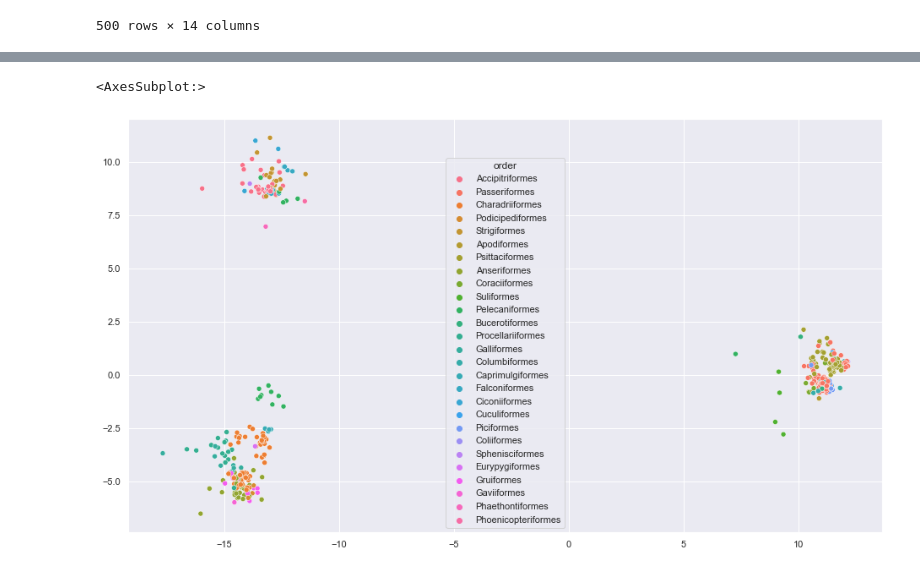
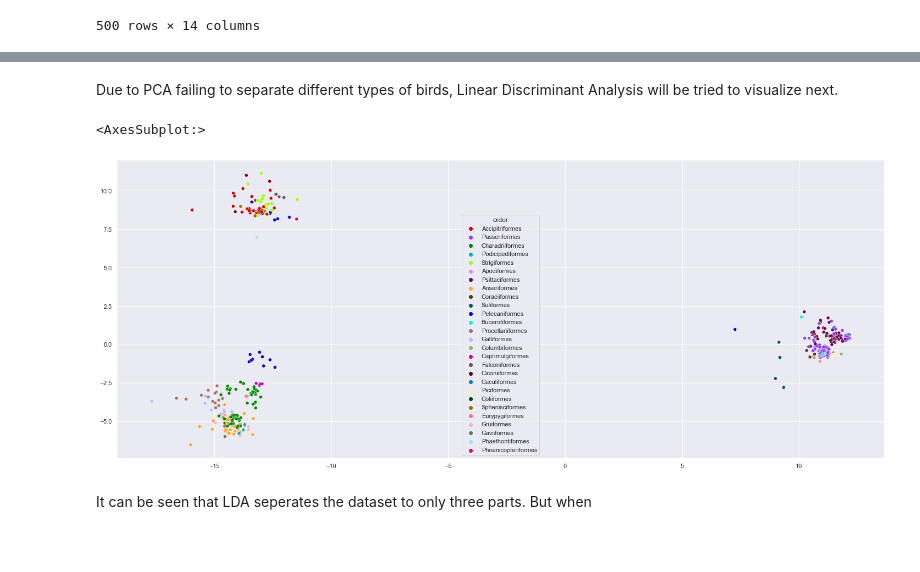
Before and after one commit to arif-cakir/Taxonomical_Classification_of_Bird_Orders, a Jupyter notebook: Final_Project_main.ipynb, the cells around one changed output, grey strips where cells are left out. Drawn from its saved outputs; the diff is of its cells as text; code cells hidden in the pictures; blank space fills up the shorter version.

```diff
--- a/Final_Project_main.ipynb
+++ b/Final_Project_main.ipynb
@@ -213,9 +196,14 @@ sns.scatterplot(x=X[:,0],y=X[:,1],hue=df['order'])
-# %%
-from sklearn.discriminant_analysis import LinearDiscriminantAnalysis as LDA
-
-lda = LDA()
-X = lda.fit_transform(dfh, df["order"])
-sns.scatterplot(x=X[:,0], y=X[:,1], hue=df['order'])
-# %% [output]
-<AxesSubplot:>
-[figure, removed]
+# %% [markdown]
+Due to PCA failing to separate different types of birds, Linear Discriminant Analysis will be tried to visualize next.
+# %%
+
+lda = LDA()
+ldadf = lda.fit_transform(dfh, df["order"])
+blobs, labels = make_blobs(n_samples=1000, centers=27, center_box=(-100, 100)) #https://stackoverflow.com/questions/68209351/how-to-make-a-color-map-with-many-unique-colors-in-seaborn
+palette = sns.color_palette(cc.glasbey, n_colors=27) #needed to do different color palette because default sns palettes are for 12 colors.
+sns.scatterplot(x=ldadf[:,0], y=ldadf[:,1], hue=df['order'],palette=palette)
+# %% [output]
+<AxesSubplot:>
+[figure, added]
+# %% [markdown]
+It can be seen that LDA seperates the dataset to only three parts. But when
```
Also changed, not shown: parts of 36 cells of this notebook.
